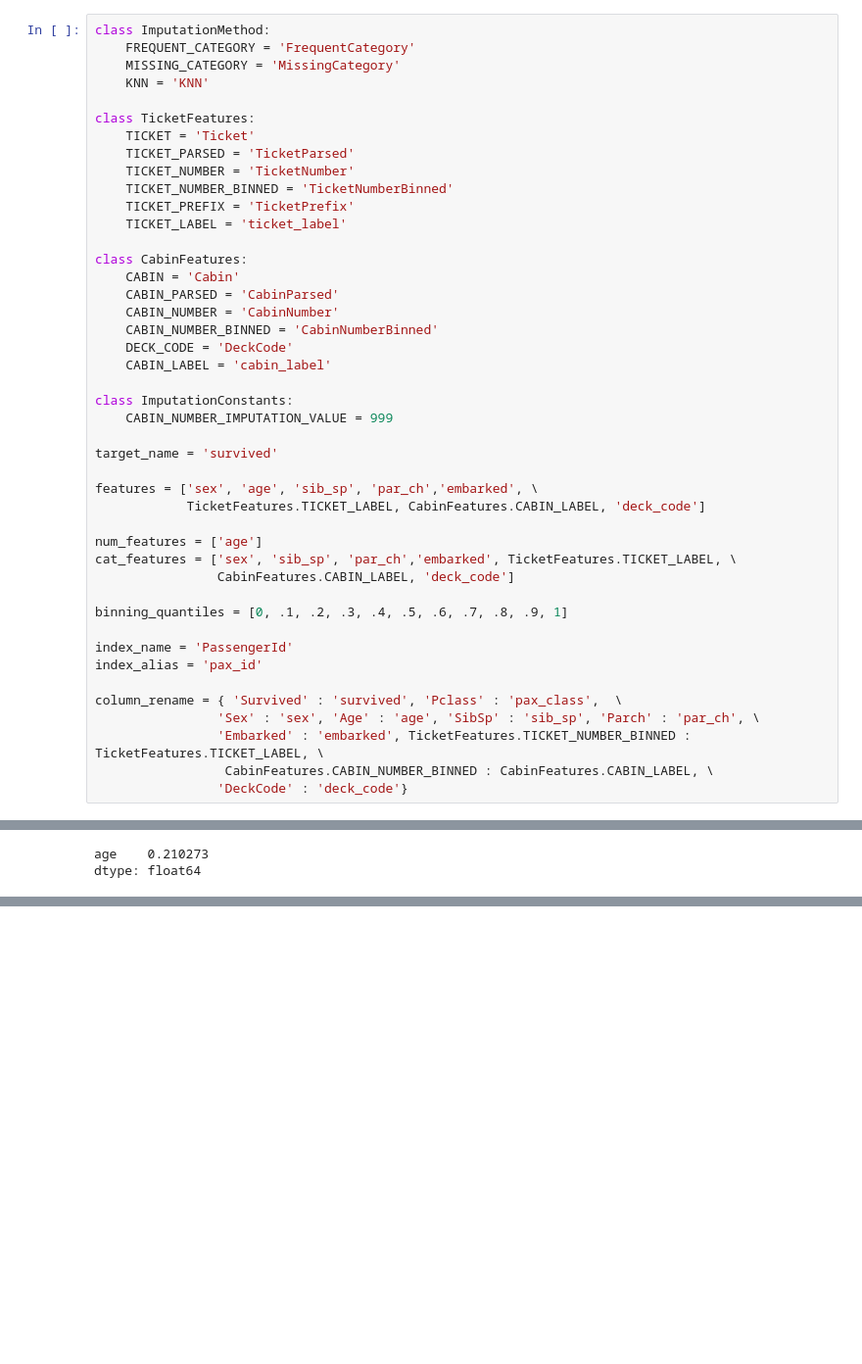
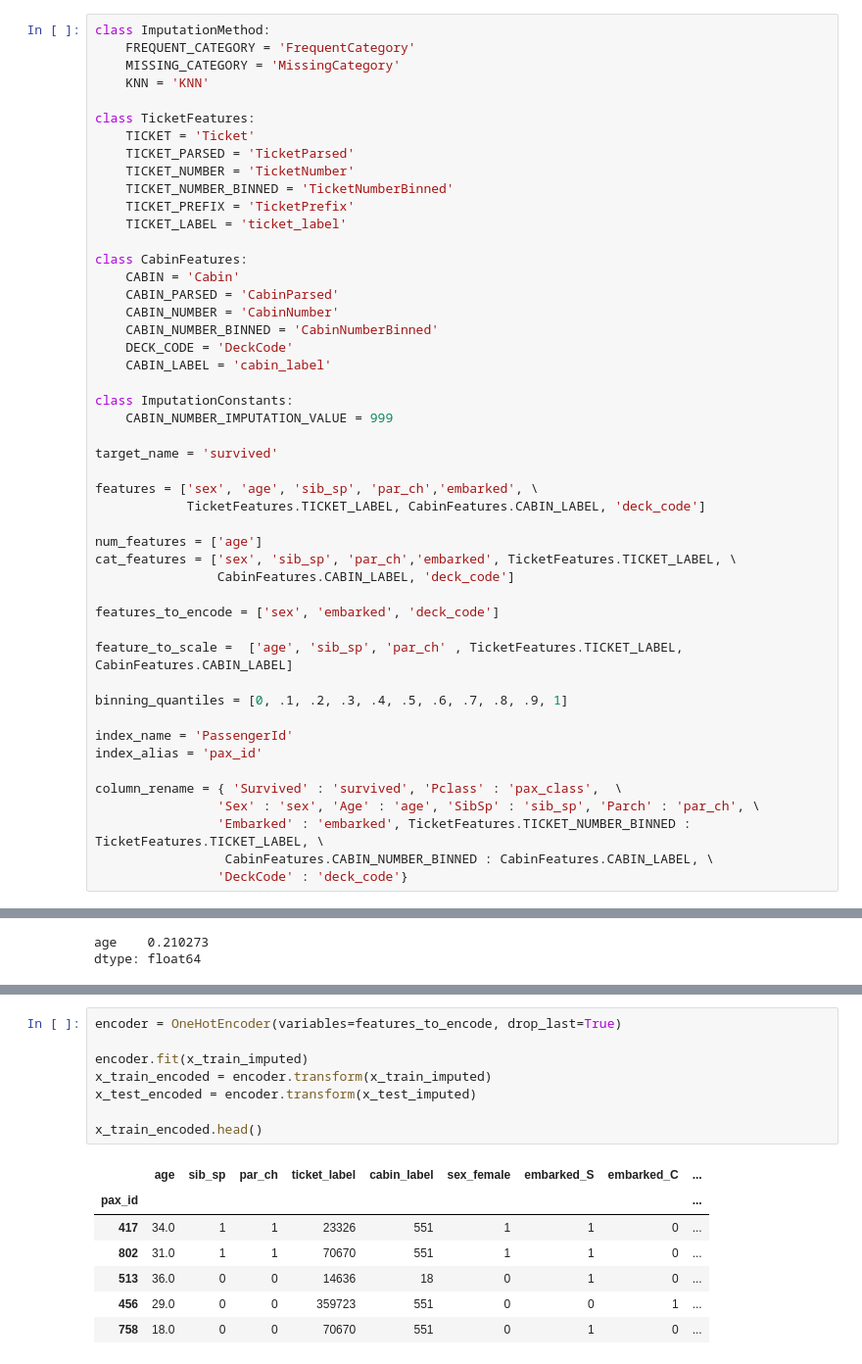
Before and after one commit to iliya1984/DevML, a Jupyter notebook: Titanic/titanic_train_dl_model.ipynb, the cells around one changed output, grey strips where cells are left out. Shown at 98% size. Cells and saved outputs as stored; diff of their text form; blank space fills up the shorter version.

```diff
--- a/Titanic/titanic_train_dl_model.ipynb
+++ b/Titanic/titanic_train_dl_model.ipynb
@@ -50,6 +52,10 @@ num_features = ['age']
 cat_features = ['sex', 'sib_sp', 'par_ch','embarked', TicketFeatures.TICKET_LABEL, \
                 CabinFeatures.CABIN_LABEL, 'deck_code']
 
+features_to_encode = ['sex', 'embarked', 'deck_code']
+
+feature_to_scale =  ['age', 'sib_sp', 'par_ch' , TicketFeatures.TICKET_LABEL, CabinFeatures.CABIN_LABEL]
+
 binning_quantiles = [0, .1, .2, .3, .4, .5, .6, .7, .8, .9, 1]
 
 index_name = 'PassengerId'
@@ -599,0 +606,16 @@ x_train_imputed.head()
+# %%
+encoder = OneHotEncoder(variables=features_to_encode, drop_last=True)
+
+encoder.fit(x_train_imputed)
+x_train_encoded = encoder.transform(x_train_imputed)
+x_test_encoded = encoder.transform(x_test_imputed)
+
+x_train_encoded.head()
+# %% [output]
+|  | age | sib_sp | par_ch | ticket_label | cabin_label | sex_female | embarked_S | embarked_C | ... |
+| pax_id |  |  |  |  |  |  |  |  | ... |
+| 417 | 34.0 | 1 | 1 | 23326 | 551 | 1 | 1 | 0 | ... |
+| 802 | 31.0 | 1 | 1 | 70670 | 551 | 1 | 1 | 0 | ... |
+| 513 | 36.0 | 0 | 0 | 14636 | 18 | 0 | 1 | 0 | ... |
+| 456 | 29.0 | 0 | 0 | 359723 | 551 | 0 | 0 | 1 | ... |
+| 758 | 18.0 | 0 | 0 | 70670 | 551 | 0 | 1 | 0 | ... |
```
Also changed, not shown: parts of 9 cells of this notebook.
